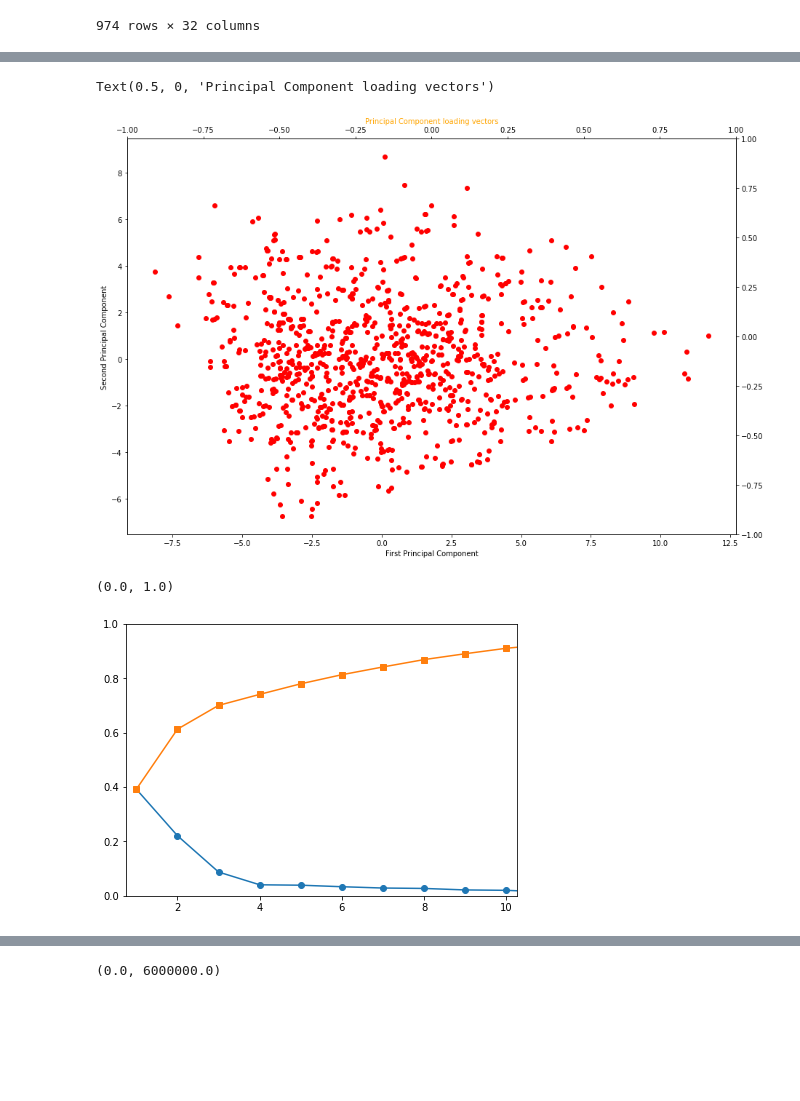
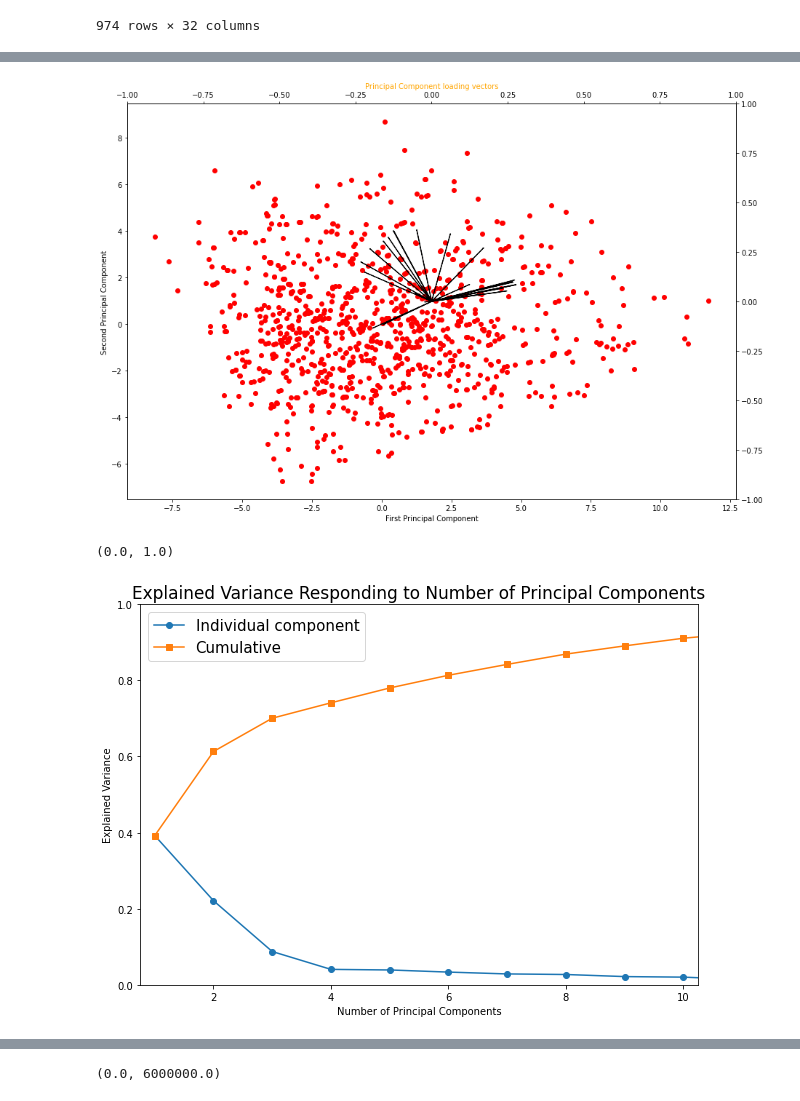
Before and after one commit to sakuraszy/STATS-170A-Group, a Jupyter notebook: presentation_1_data_vis.ipynb, the cells around one changed output, grey strips where cells are left out. Drawn from its saved outputs; the diff is of its cells as text; code cells hidden in the pictures; blank space fills up the shorter version.

```diff
--- a/presentation_1_data_vis.ipynb
+++ b/presentation_1_data_vis.ipynb
@@ -110,5 +117,11 @@ ax.set_xticklabels(ax.get_xticklabels(), rotation="60", horizontalalignment='rig
 # %%
 X = pd.DataFrame(scale(new_demo), index=new_demo.index, columns=new_demo.columns)
+# %%
+pca_loadings_list = []
+for i in range(len(new_demo.columns)):
+    temp = "V" + str(i+1)
+    pca_loadings_list.append(temp)
+pca_loadings = pd.DataFrame(PCA().fit(X).components_.T, index=new_demo.columns, columns=pca_loadings_list)
 # %%
 pca_plot_list = []
 for i in range(len(new_demo.columns)):
@@ -134,19 +147,25 @@ ax2.set_ylim(-1,1)
 ax2.set_xlim(-1,1)
 ax2.tick_params(axis='y', colors='orange')
 ax2.set_xlabel('Principal Component loading vectors', color='orange')
+
+for i in range(len(new_demo.columns)):
+    ax2.arrow(0,0,pca_loadings.V1[i], pca_loadings.V2[i])
 # %% [output]
-Text(0.5, 0, 'Principal Component loading vectors')
-[figure, old version]
+[figure, new version]
 # %%
-plt.figure(figsize=(7,5))
+plt.figure(figsize=(10,7))
 
 plt.plot([i+1 for i in range(len(new_demo.columns))], pca.explained_variance_ratio_, '-o', label='Individual component')
 plt.plot([i+1 for i in range(len(new_demo.columns))], np.cumsum(pca.explained_variance_ratio_), '-s', label='Cumulative')
+plt.legend(fontsize = 15)
+plt.xlabel("Number of Principal Components")
+plt.ylabel("Explained Variance")
+plt.title('Explained Variance Responding to Number of Principal Components', fontsize = 17)
 plt.xlim(0.75,10.25)
 plt.ylim(0, 1)
 # %% [output]
 (0.0, 1.0)
-[figure, old version]
+[figure, new version]
 # %%
 housing_groupby_city = housing.groupby("city", as_index = False).median()
 housing_groupby_city = housing_groupby_city.sort_values(by='price', ascending=False)
```
Also changed, not shown: parts of 5 cells of this notebook.
